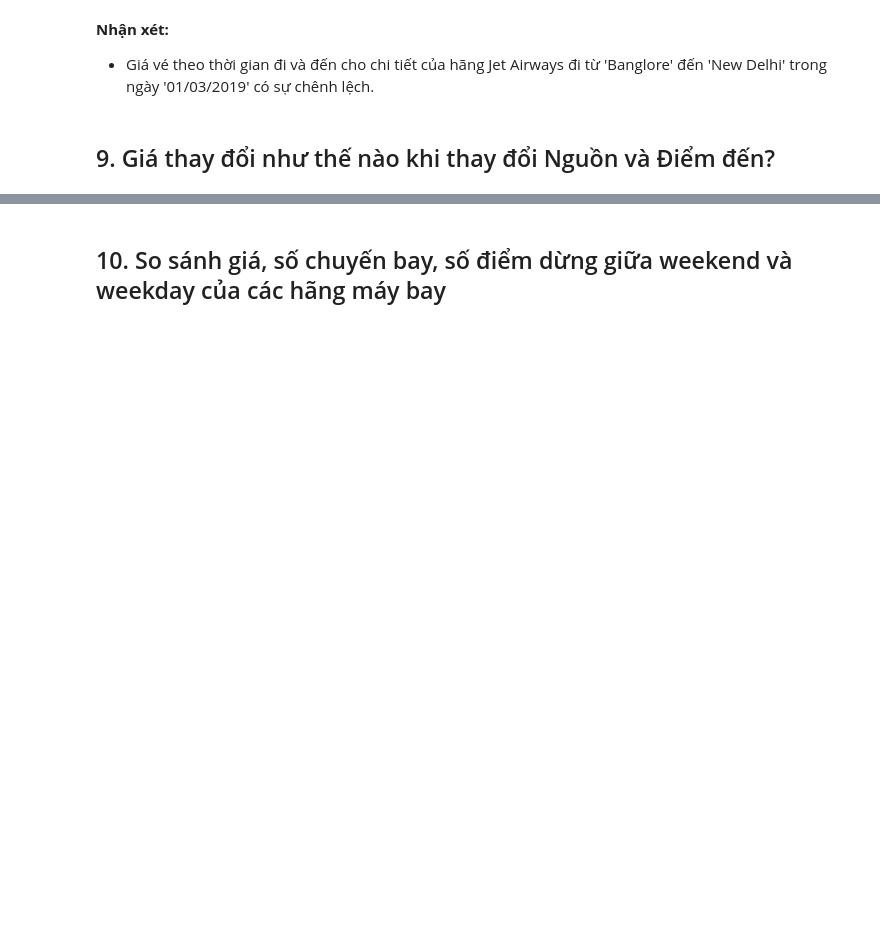
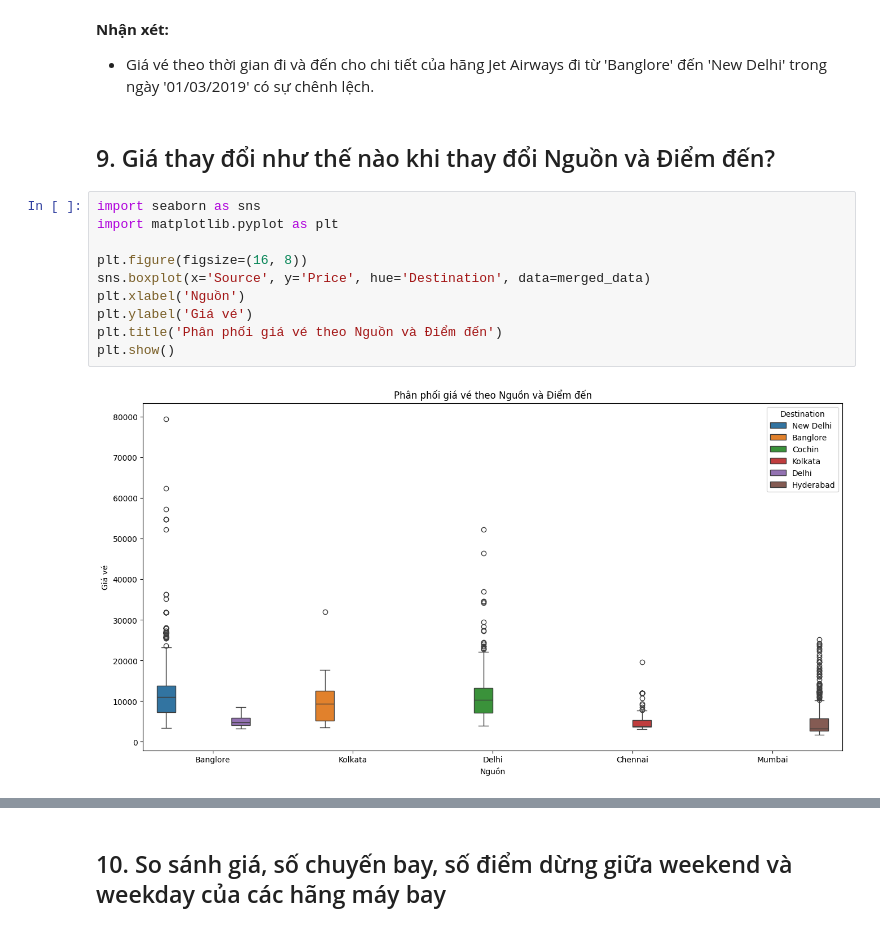
Before and after one commit to Vanniee007/ADA-Final-Project-20CQ.PTDL.05, a Jupyter notebook: FinalProject.ipynb, the cells around one changed output, grey strips where cells are left out. Saved outputs shown, nothing was run; the diff lists cells and outputs as text; blank space fills up the shorter version.

Commit message:
visualize 8, Dự đoán giá vé

```diff
--- a/FinalProject.ipynb
+++ b/FinalProject.ipynb
@@ -720,3 +701,15 @@ plt.show()
 # %% [markdown]
 
 ## 9. Giá thay đổi như thế nào khi thay đổi Nguồn và Điểm đến?
+# %%
+import seaborn as sns
+import matplotlib.pyplot as plt
+
+plt.figure(figsize=(16, 8))
+sns.boxplot(x='Source', y='Price', hue='Destination', data=merged_data)
+plt.xlabel('Nguồn')
+plt.ylabel('Giá vé')
+plt.title('Phân phối giá vé theo Nguồn và Điểm đến')
+plt.show()
+# %% [output]
+[figure, added]
```
Also changed, not shown: parts of 24 cells of this notebook.
